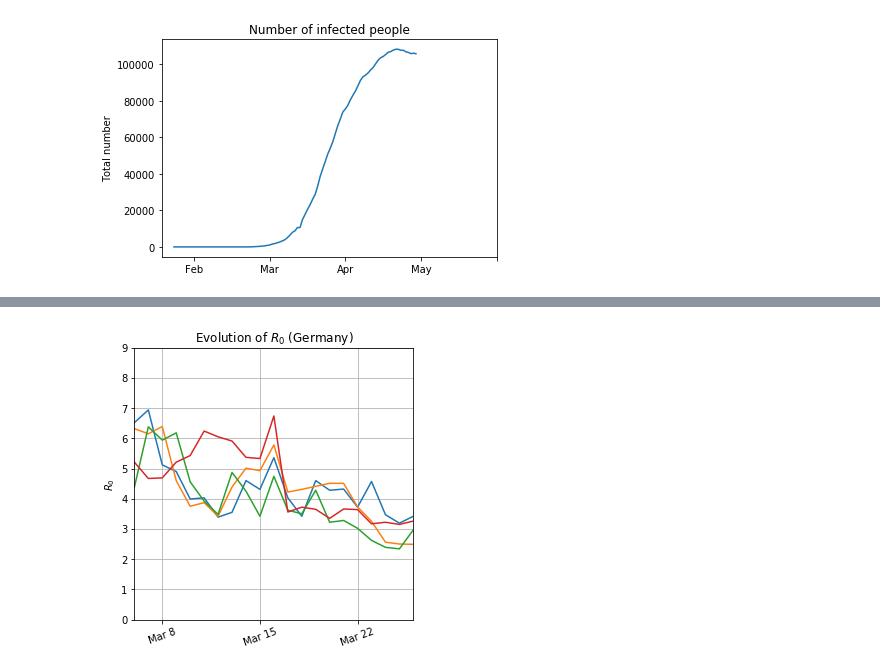
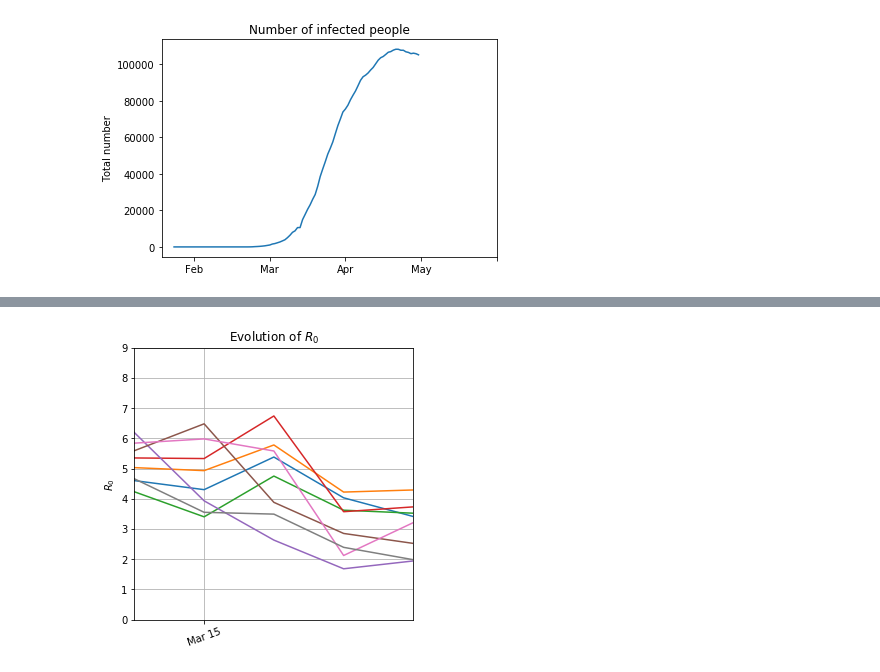
Before and after one commit to vincnardelli/covid19-italia, a Jupyter notebook: internazionale/R0_estimator_countries_allinone.py.ipynb, the cells around one changed output, grey strips where cells are left out. Cells and saved outputs as stored; diff of their text form; code cells hidden in the pictures.

```diff
--- a/internazionale/R0_estimator_countries_allinone.py.ipynb
+++ b/internazionale/R0_estimator_countries_allinone.py.ipynb
@@ -580,3 +593,3 @@ r0_countries_tot.to_csv('r0_countries_allinone.csv',index=True)
 # %%
-r0_countries_imp = pd.read_csv('r0_countries_allinone.csv')
+r0_countries_imp = pd.read_csv('r0_countries_no_ita.csv')
 # %%
@@ -597,20 +599,20 @@ Name: Germany, Length: 93, dtype: float64
 # %%
 plt.figure(figsize=(5,5))
 plt.plot(r0_countries_imp['United Kingdom'])
 plt.plot(r0_countries_imp['Germany'])
 plt.plot(r0_countries_imp['France'])
 plt.plot(r0_countries_imp['Spain'])
-#plt.plot(r0_countries_imp['Denmark'])
-#plt.plot(r0_countries_imp['Albania'])
-#plt.plot(r0_countries_imp['Belarus'])
-#plt.plot(r0_countries_imp['Sweden'])
+plt.plot(r0_countries_imp['Denmark'])
+plt.plot(r0_countries_imp['Albania'])
+plt.plot(r0_countries_imp['Belarus'])
+plt.plot(r0_countries_imp['Sweden'])
 plt.xticks(np.arange(0-(time_window-5),93,7),['Jan 26','Jan 2','Feb 9','Feb 16','Feb 23','Mar 1','Mar 8', 'Mar 15', 'Mar 22', 'Mar 29', 'Apr 5', 'Apr 12', 'Apr 19', 'Apr 26'],rotation=20)
-plt.xlim(40,60)#today)
+plt.xlim(48,52)#today)
 plt.ylabel('$R_0$')
 plt.ylim(0,9)
 plt.grid()
-plt.title('Evolution of $R_0$ (Germany)')
+plt.title('Evolution of $R_0$')
 #plt.savefig('output_countries/r0-evo_Italy.png',dpi=300)
 plt.show()
 # %% [output]
-[figure, old version]
+[figure, new version]
```
Also changed, not shown: parts of 23 cells of this notebook, 3 other files.
